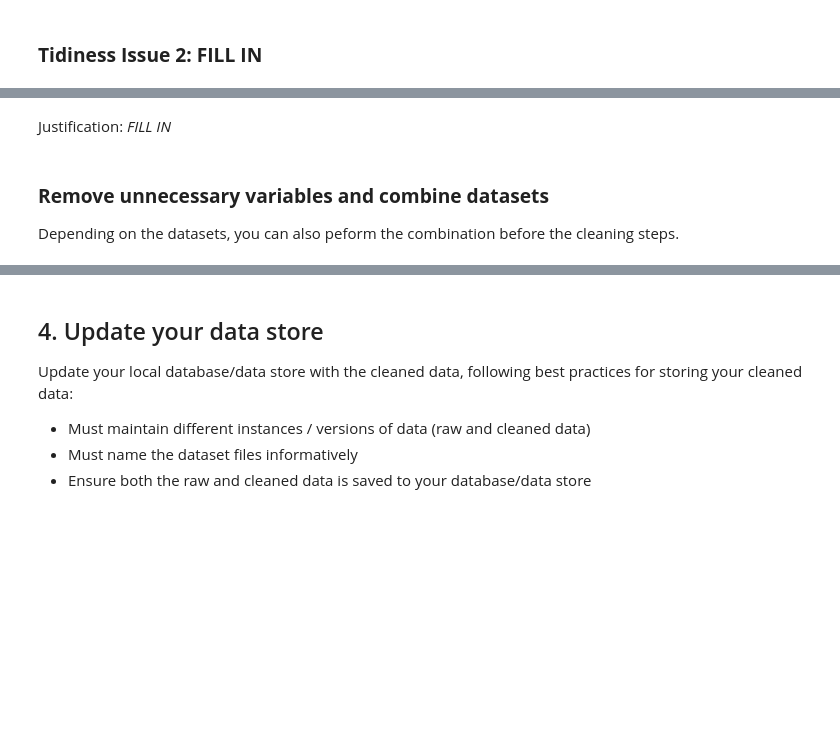
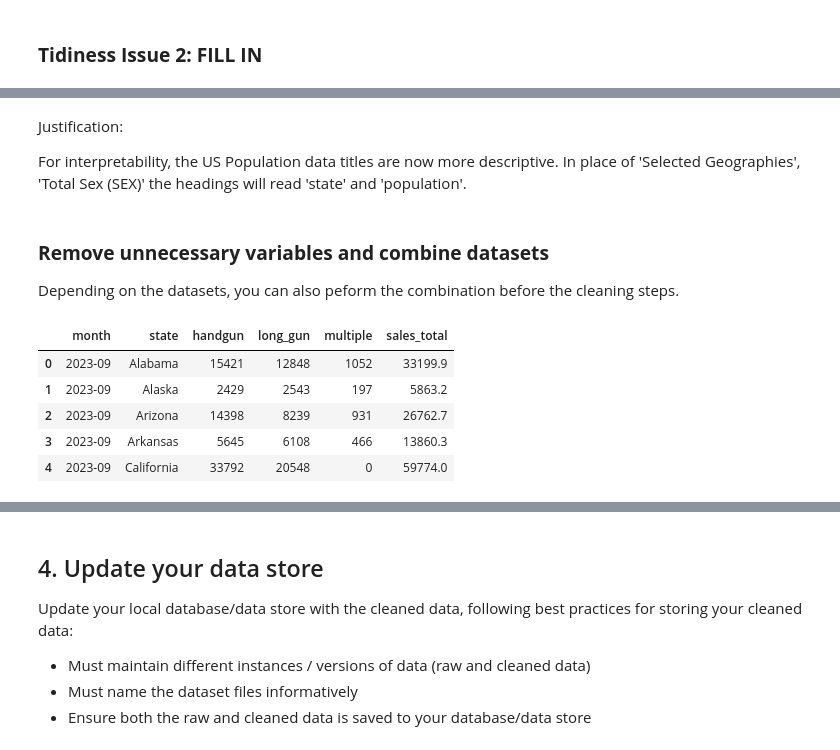
Before and after one commit to BryanHolbrook/us-gun-sales-per-capita, a Jupyter notebook: Data_Wrangling_Project_Starter.ipynb, the cells around one changed output, grey strips where cells are left out. Saved outputs shown, nothing was run; the diff lists cells and outputs as text; code cells hidden in the pictures; blank space fills up the shorter version.

```diff
--- a/Data_Wrangling_Project_Starter.ipynb
+++ b/Data_Wrangling_Project_Starter.ipynb
@@ -429,5 +474,7 @@ Justification: *FILL IN*
-# %% [markdown]
-Justification: *FILL IN*
+# %% [markdown]
+Justification:
+
+For interpretability, the US Population data titles are now more descriptive. In place of 'Selected Geographies', 'Total Sex (SEX)' the headings will read 'state' and 'population'.
 # %% [markdown]
 ### **Remove unnecessary variables and combine datasets**
 
@@ -436,0 +482,23 @@ Depending on the datasets, you can also peform the combination before the cleani
+# %%
+#Remove unnecessary variables and write function to calculate gun sales
+
+def calc_sales_total(cleaned_gun_sales):
+    hand_long_gun = (cleaned_gun_sales['handgun'] + cleaned_gun_sales['long_gun']) * 1.1
+    multiple = cleaned_gun_sales['multiple'] * 2
+
+    cleaned_gun_sales['sales_total'] = hand_long_gun + multiple
+
+    return cleaned_gun_sales
+
+cgs1 = calc_sales_total(cleaned_gun_sales)
+
+cgs2 = cgs1[['month', 'state', 'handgun', 'long_gun', 'multiple', 'sales_total']]
+
+cgs2.head()
+# %% [output]
+|  | month | state | handgun | long_gun | multiple | sales_total |
+| 0 | 2023-09 | Alabama | 15421 | 12848 | 1052 | 33199.9 |
+| 1 | 2023-09 | Alaska | 2429 | 2543 | 197 | 5863.2 |
+| 2 | 2023-09 | Arizona | 14398 | 8239 | 931 | 26762.7 |
+| 3 | 2023-09 | Arkansas | 5645 | 6108 | 466 | 13860.3 |
+| 4 | 2023-09 | California | 33792 | 20548 | 0 | 59774.0 |
```
Also changed, not shown: parts of 19 cells of this notebook.
